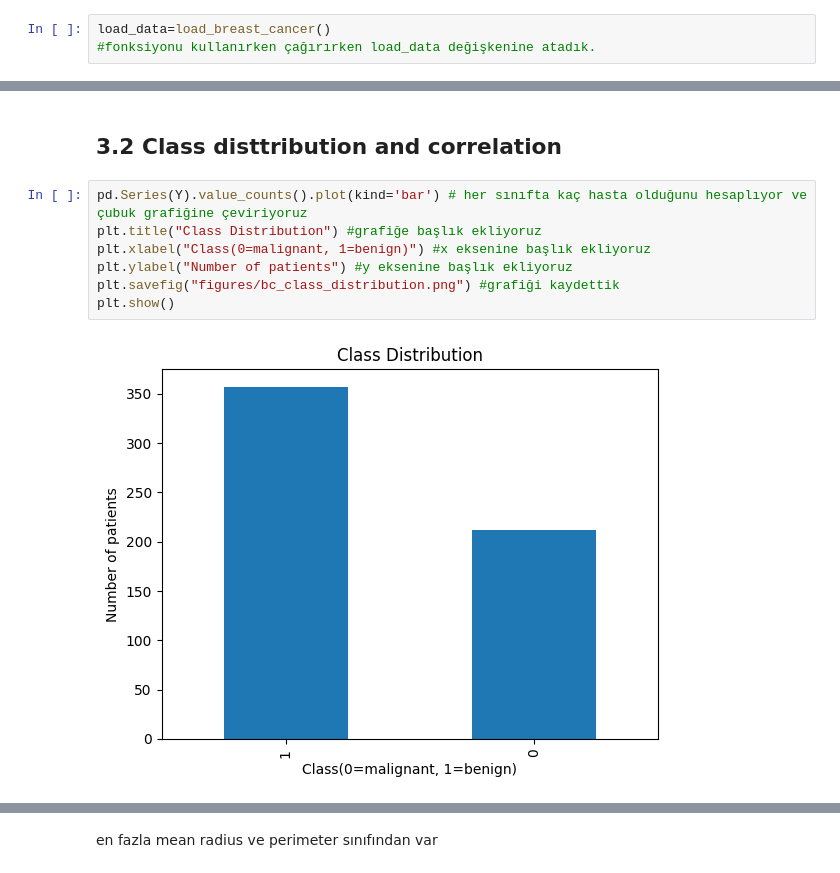
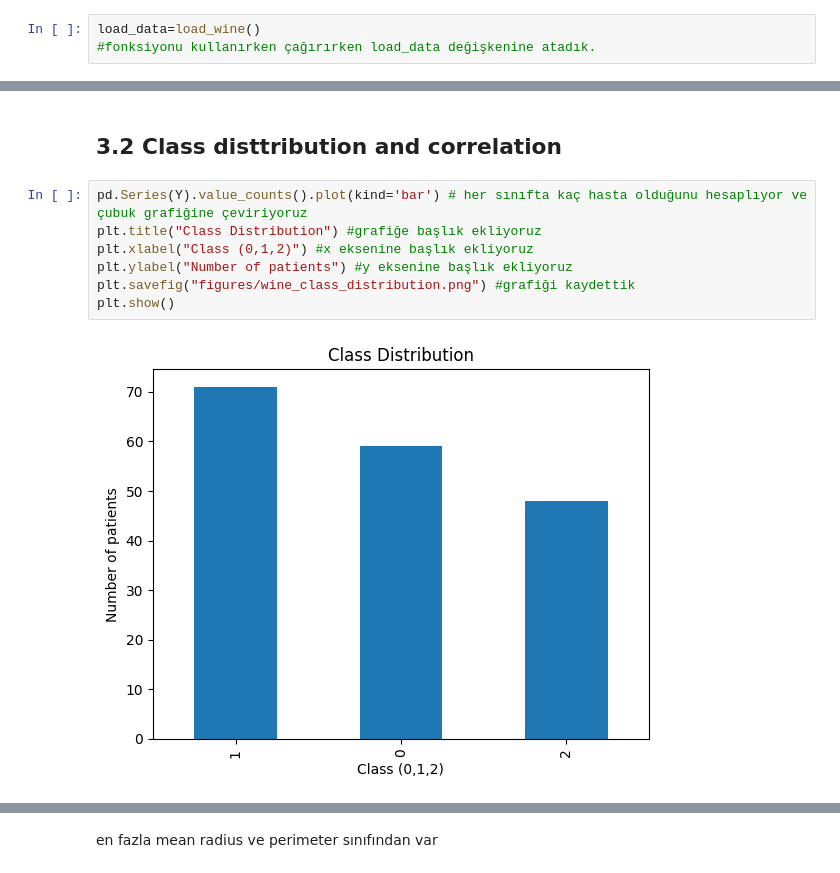
Before and after one commit to ravzakoc8/machine_learning, a Jupyter notebook: wine.ipynb, the cells around one changed output, grey strips where cells are left out. Cells and saved outputs as stored; diff of their text form.

```diff
--- a/wine.ipynb
+++ b/wine.ipynb
@@ -15,5 +23,5 @@ from sklearn.preprocessing import StandardScaler
 # %%
-load_data=load_breast_cancer()
+load_data=load_wine()
 #fonksiyonu kullanırken çağırırken load_data değişkenine atadık.
 # %%
 load_data.target_names
@@ -219,12 +217,12 @@ X.describe() #her sütun için tanımlayıcı bazı istatistikleri tablo şeklin
 # %%
 pd.Series(Y).value_counts().plot(kind='bar') # her sınıfta kaç hasta olduğunu hesaplıyor ve çubuk grafiğine çeviriyoruz
 plt.title("Class Distribution") #grafiğe başlık ekliyoruz
-plt.xlabel("Class(0=malignant, 1=benign)") #x eksenine başlık ekliyoruz
+plt.xlabel("Class (0,1,2)") #x eksenine başlık ekliyoruz
 plt.ylabel("Number of patients") #y eksenine başlık ekliyoruz
-plt.savefig("figures/bc_class_distribution.png") #grafiği kaydettik
+plt.savefig("figures/wine_class_distribution.png") #grafiği kaydettik
 plt.show()
 # %% [output]
-[figure, old version]
+[figure, new version]
 # %%
 corra=X.corr() #sütunlar arasındaki korelasyonları hesaplıyoruz
 plt.figure(figsize=(14,12)) #grafiğin boyutunu ayarladık
```
Also changed, not shown: parts of 62 cells of this notebook, 9 other files.
